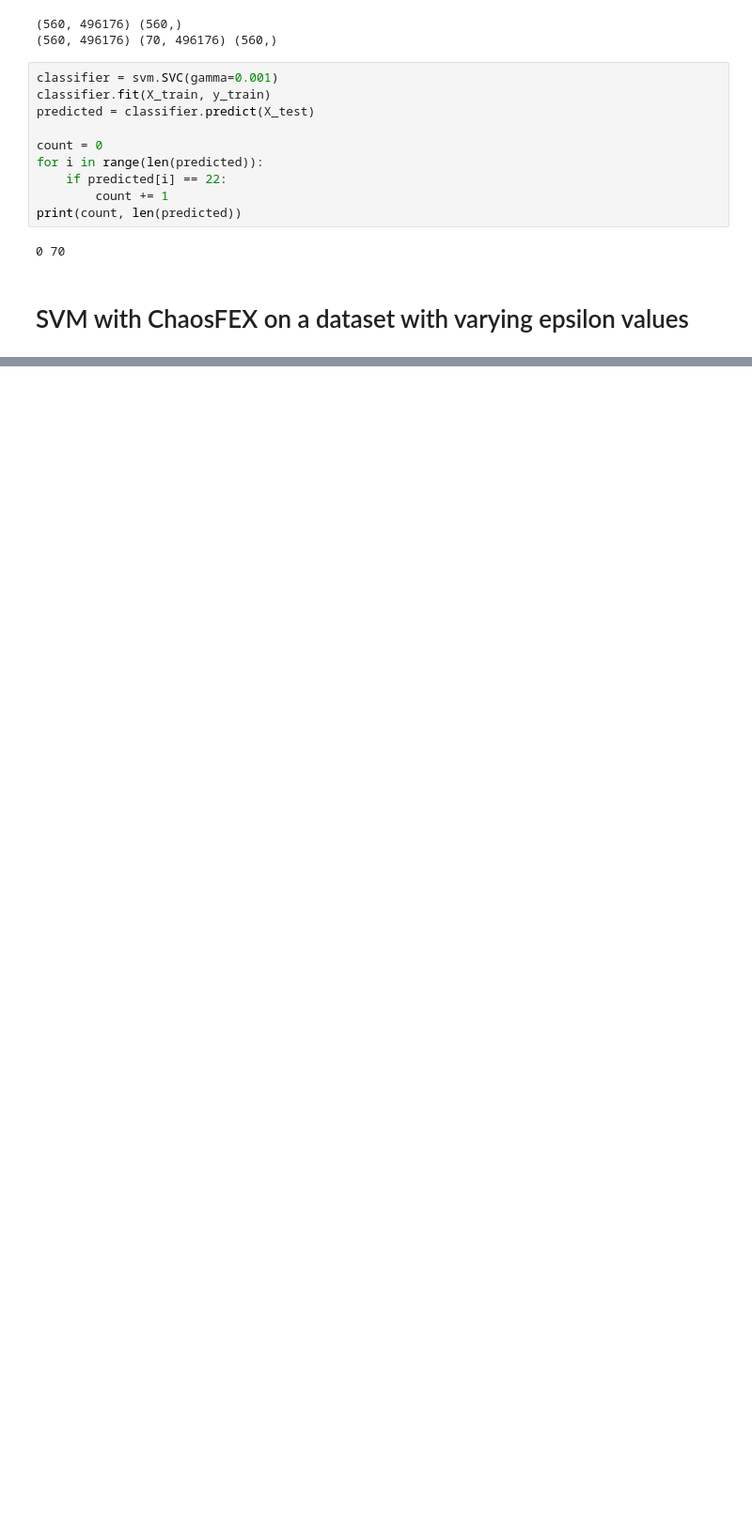
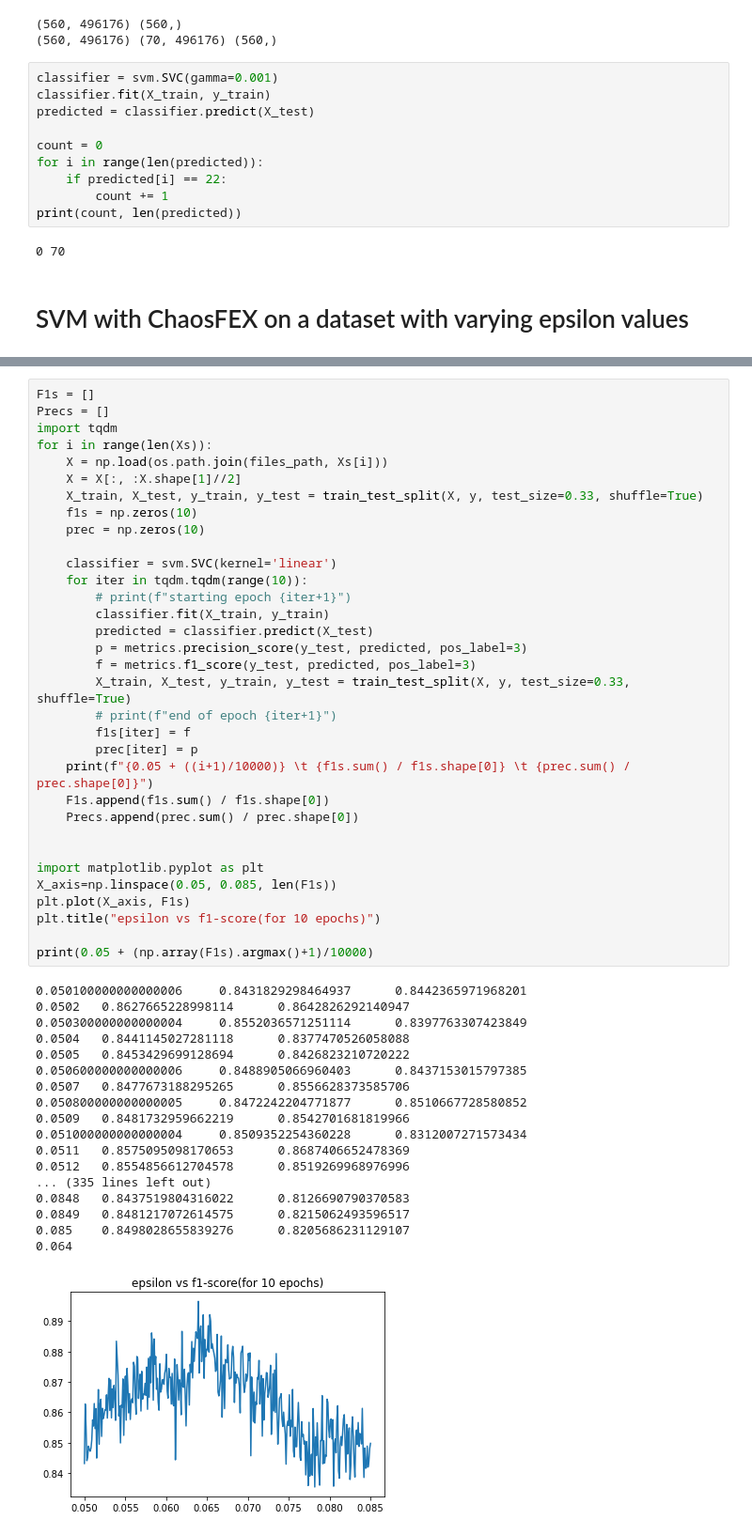
Before and after one commit to thekoc11/raga-clustering-experiments, a Jupyter notebook: svm.ipynb, the cells around one changed output, grey strips where cells are left out. Shown: that part at 94% size. Cells and saved outputs as stored; diff of their text form; blank space fills up the shorter version.

```diff
--- a/svm.ipynb
+++ b/svm.ipynb
@@ -252,0 +350,52 @@ print(count, len(predicted))
+# %%
+F1s = []
+Precs = []
+import tqdm
+for i in range(len(Xs)):
+    X = np.load(os.path.join(files_path, Xs[i]))
+    X = X[:, :X.shape[1]//2]
+    X_train, X_test, y_train, y_test = train_test_split(X, y, test_size=0.33, shuffle=True)
+    f1s = np.zeros(10)
+    prec = np.zeros(10)
+
+    classifier = svm.SVC(kernel='linear')
+    for iter in tqdm.tqdm(range(10)):
+        # print(f"starting epoch {iter+1}")
+        classifier.fit(X_train, y_train)
+        predicted = classifier.predict(X_test)
+        p = metrics.precision_score(y_test, predicted, pos_label=3)
+        f = metrics.f1_score(y_test, predicted, pos_label=3)
+        X_train, X_test, y_train, y_test = train_test_split(X, y, test_size=0.33, shuffle=True)
+        # print(f"end of epoch {iter+1}")
+        f1s[iter] = f
+        prec[iter] = p
+    print(f"{0.05 + ((i+1)/10000)} \t {f1s.sum() / f1s.shape[0]} \t {prec.sum() / prec.shape[0]}")
+    F1s.append(f1s.sum() / f1s.shape[0])
+    Precs.append(prec.sum() / prec.shape[0])
+
+
+import matplotlib.pyplot as plt
+X_axis=np.linspace(0.05, 0.085, len(F1s))
+plt.plot(X_axis, F1s)
+plt.title("epsilon vs f1-score(for 10 epochs)")
+
+print(0.05 + (np.array(F1s).argmax()+1)/10000)
+# %% [output]
+0.050100000000000006     0.8431829298464937      0.8442365971968201
+0.0502   0.8627665228998114      0.8642826292140947
+0.050300000000000004     0.8552036571251114      0.8397763307423849
+0.0504   0.8441145027281118      0.8377470526058088
+0.0505   0.8453429699128694      0.8426823210720222
+0.050600000000000006     0.8488905066960403      0.8437153015797385
+0.0507   0.8477673188295265      0.8556628373585706
+0.050800000000000005     0.8472242204771877      0.8510667728580852
+0.0509   0.8481732959662219      0.8542701681819966
+0.051000000000000004     0.8509352254360228      0.8312007271573434
+0.0511   0.8575095098170653      0.8687406652478369
+0.0512   0.8554856612704578      0.8519269968976996
+... (335 lines left out)
+0.0848   0.8437519804316022      0.8126690790370583
+0.0849   0.8481217072614575      0.8215062493596517
+0.085    0.8498028655839276      0.8205686231129107
+0.064
+[figure, added]
```
Also changed, not shown: parts of 34 cells of this notebook, 14 other files.
